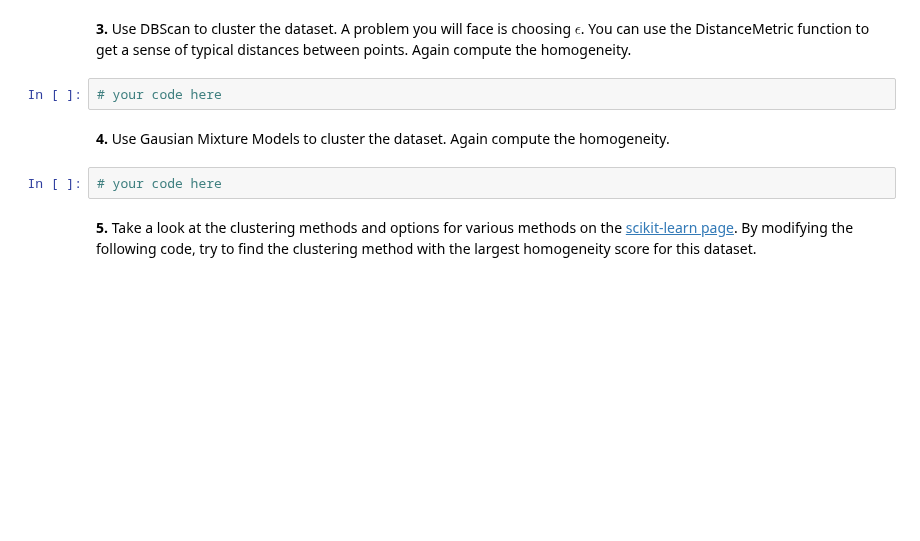
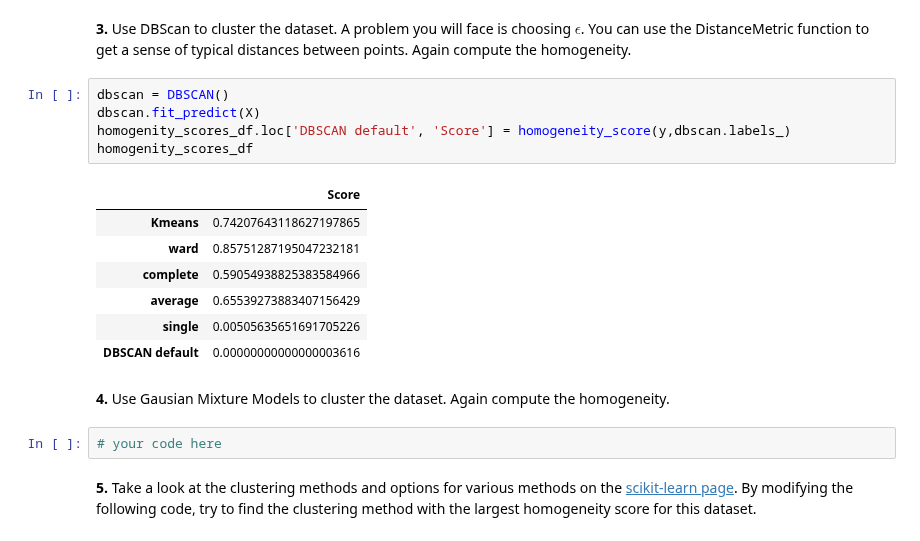
Before and after one commit to sashaaKr/master-of-science, a Jupyter notebook: semester_2/Advanced_Topics_in_Machine_Learning/assignment_3/HW3 - Unsupervised ML_sasha.ipynb, the cells around one changed output. Cells and saved outputs as stored; diff of their text form; blank space fills up the shorter version.

Commit message:
add dbscan with default

```diff
--- a/semester_2/Advanced_Topics_in_Machine_Learning/assignment_3/HW3 - Unsupervised ML_sasha.ipynb
+++ b/semester_2/Advanced_Topics_in_Machine_Learning/assignment_3/HW3 - Unsupervised ML_sasha.ipynb
@@ -150,7 +152,18 @@ single Homogeneity score: 0.005056356516917052
 # %% [markdown]
 **3.** Use DBScan to cluster the dataset. A problem you will face is choosing $\epsilon$. You can use the DistanceMetric function to get a sense of typical distances between points.  Again compute the homogeneity.
-# %%
-# your code here
+# %%
+dbscan = DBSCAN()
+dbscan.fit_predict(X)
+homogenity_scores_df.loc['DBSCAN default', 'Score'] = homogeneity_score(y,dbscan.labels_)
+homogenity_scores_df
+# %% [output]
+|  | Score |
+| Kmeans | 0.74207643118627197865 |
+| ward | 0.85751287195047232181 |
+| complete | 0.59054938825383584966 |
+| average | 0.65539273883407156429 |
+| single | 0.00505635651691705226 |
+| DBSCAN default | 0.00000000000000003616 |
 # %% [markdown]
 **4.** Use Gausian Mixture Models to cluster the dataset.  Again compute the homogeneity.
 # %%
```
Also changed, not shown: parts of 3 cells of this notebook.
